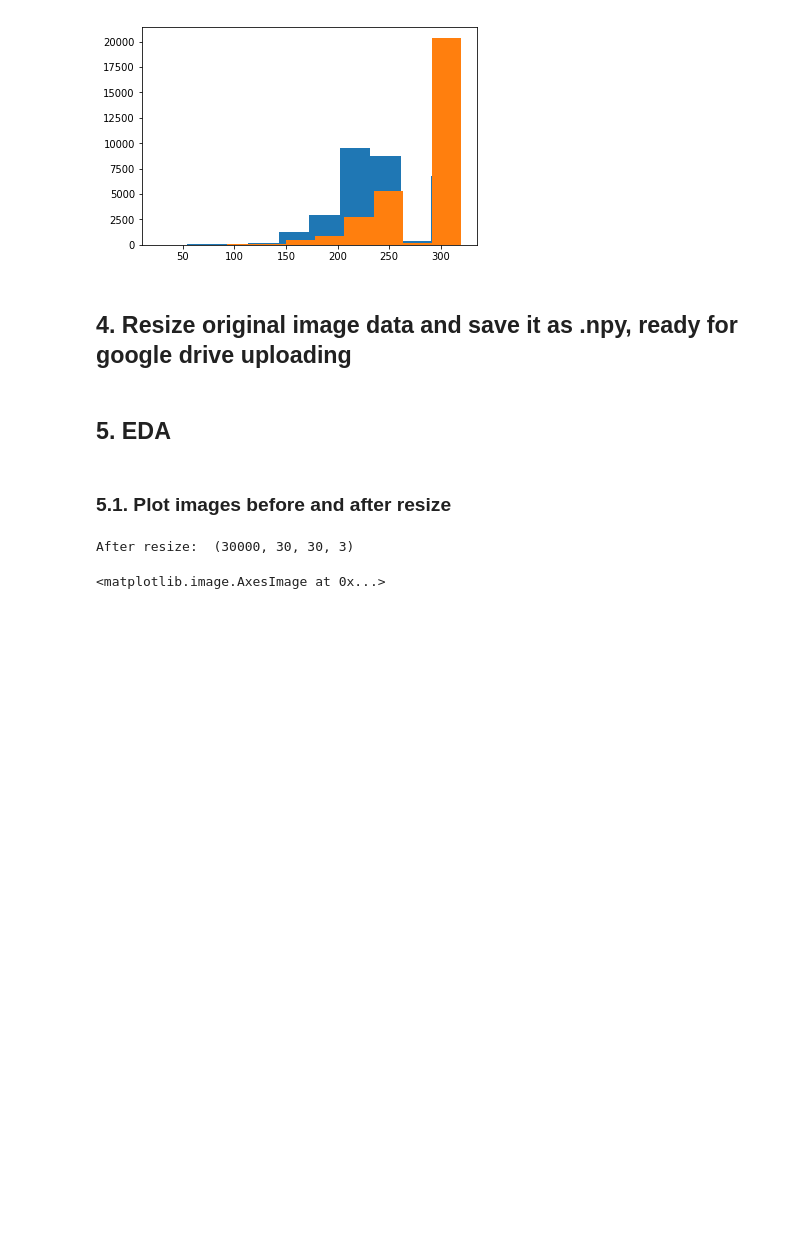
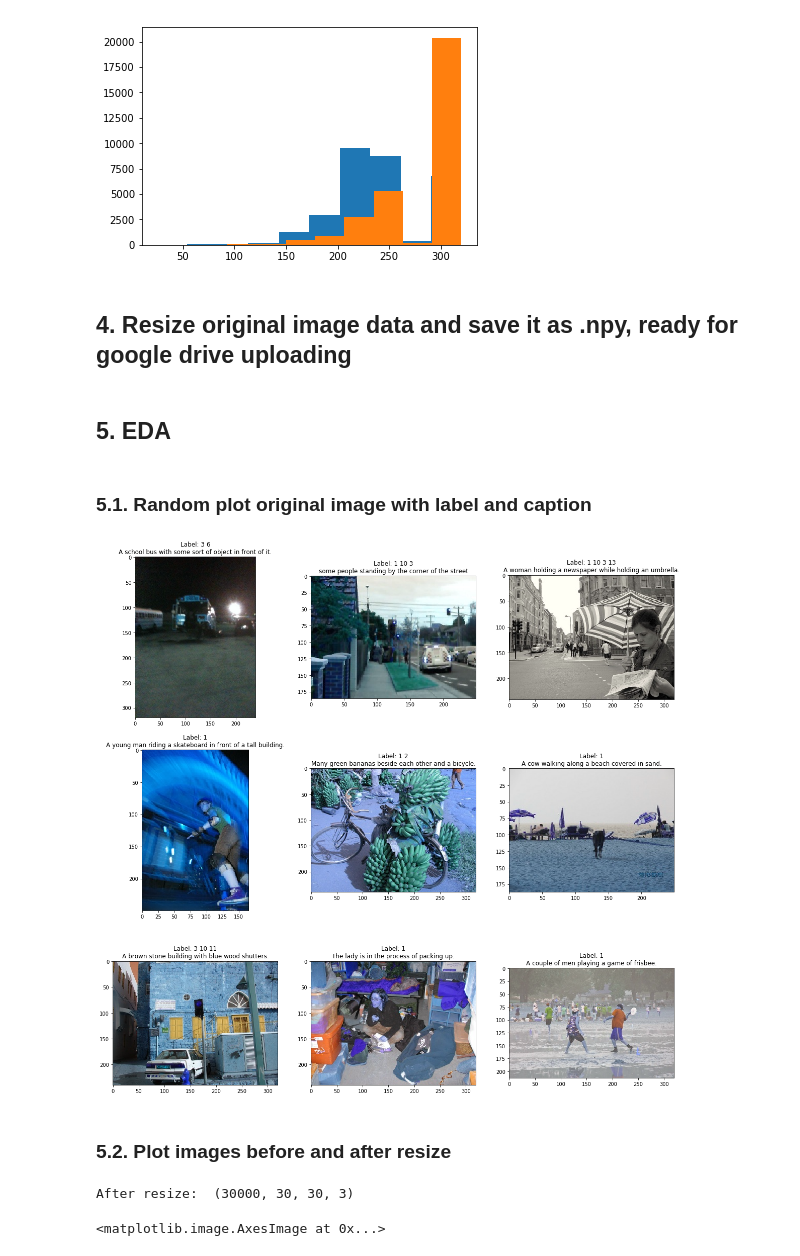
Before and after one commit to seanwelz/5329-A2, a Jupyter notebook: NPY and EDA.ipynb, the cells around one changed output. Saved outputs shown, nothing was run; the diff lists cells and outputs as text; code cells hidden in the pictures; blank space fills up the shorter version.

Commit message:
Update NPY and EDA.ipynb
Add 5.1 EDA: for random show img with its lable and caption

```diff
--- a/NPY and EDA.ipynb
+++ b/NPY and EDA.ipynb
@@ -92,8 +92,24 @@ for i in img:
 np.save(resize_file,img_resize)     # save npy file to local, ready to upload to google drive
 # %% [markdown]
 ## 5. EDA
+# %% [markdown]
+### 5.1. Random plot original image with label and caption
+# %%
+import random
+row=3
+col=3
+rad_idx = random.sample(range(len(img)), row*col)
+
+fig = plt.figure(figsize=(20,20))
+for i in range(row*col):
+    fig.add_subplot(row,col,i+1)
+    plt.imshow(img[rad_idx[i]])
+    title_text='Label: '+df.loc[rad_idx[i]].Labels+'\n'+df.loc[rad_idx[i]].Caption
+    plt.title(title_text)
+# %% [output]
+[figure, added]
 # %% [markdown]
-### 5.1. Plot images before and after resize
+### 5.2. Plot images before and after resize
 # %%
 X=np.load(resize_file+'.npy',allow_pickle=True)
 
```
Also changed, not shown: parts of 4 cells of this notebook.
